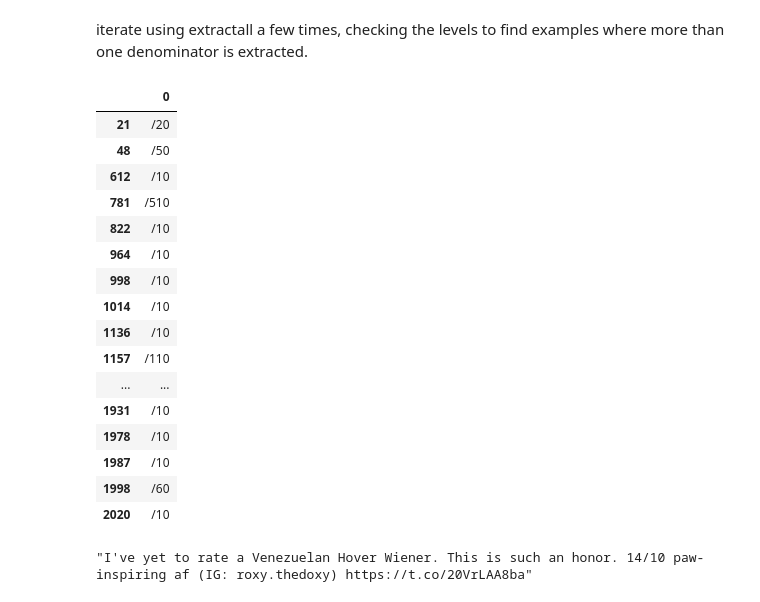
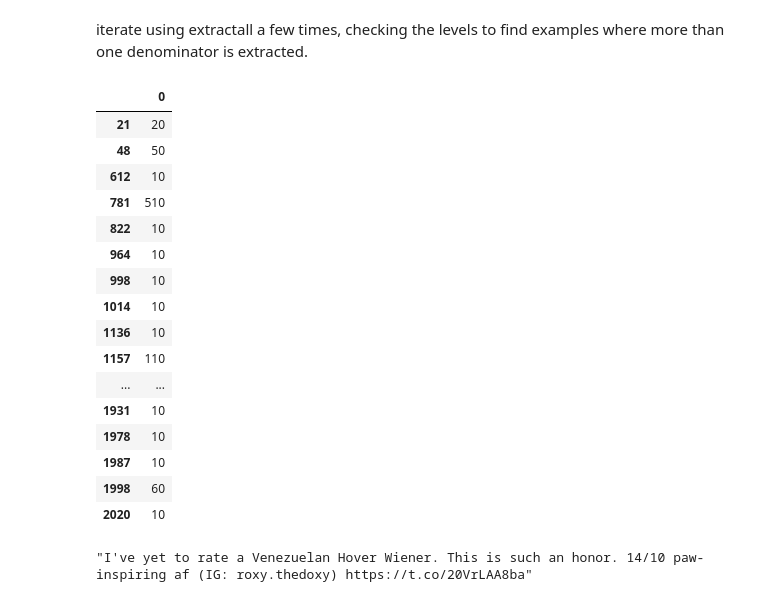
Before and after one commit to mccormd1/Analytics_Nanodegree, a Jupyter notebook: 3-Data Wrangling/Final_Project/wrangle_act.ipynb, the cells around one changed output. Drawn from its saved outputs; the diff is of its cells as text; code cells hidden in the pictures.

Commit message:
clean denominator

```diff
--- a/3-Data Wrangling/Final_Project/wrangle_act.ipynb
+++ b/3-Data Wrangling/Final_Project/wrangle_act.ipynb
@@ -1098,26 +1092,26 @@ Name: text, dtype: object
 # %% [markdown]
 iterate using extractall a few times, checking the levels to find examples where more than one denominator is extracted.
 # %%
-denominator=df_dog_clean.text.str.extractall('(/\d+0)')
+denominator=df_dog_clean.text.str.extractall('/(\d+0)')
 denominator.xs(1,level='match')
 # %% [output]
 |  | 0 |
-| 21 | /20 |
-| 48 | /50 |
-| 612 | /10 |
-| 781 | /510 |
-| 822 | /10 |
-| 964 | /10 |
-| 998 | /10 |
-| 1014 | /10 |
-| 1136 | /10 |
-| 1157 | /110 |
+| 21 | 20 |
+| 48 | 50 |
+| 612 | 10 |
+| 781 | 510 |
+| 822 | 10 |
+| 964 | 10 |
+| 998 | 10 |
+| 1014 | 10 |
+| 1136 | 10 |
+| 1157 | 110 |
 | ... | ... |
-| 1931 | /10 |
-| 1978 | /10 |
-| 1987 | /10 |
-| 1998 | /60 |
-| 2020 | /10 |
+| 1931 | 10 |
+| 1978 | 10 |
+| 1987 | 10 |
+| 1998 | 60 |
+| 2020 | 10 |
 # %%
 df_dog_clean.loc[21].text
 # %% [output]
```
Also changed, not shown: parts of 19 cells of this notebook.
